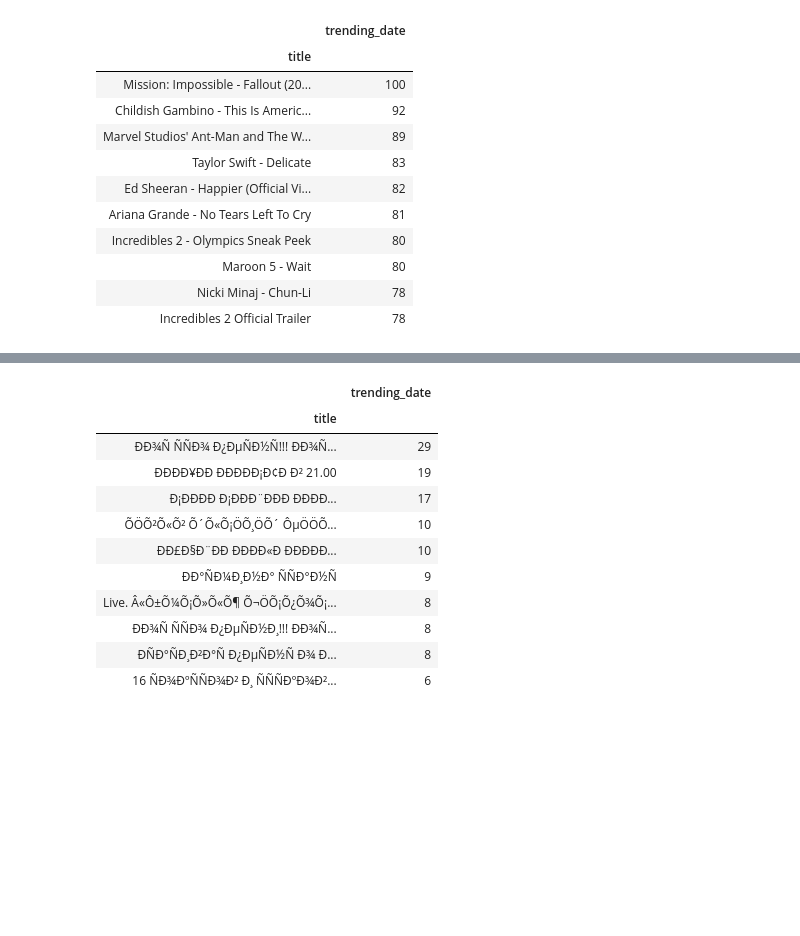
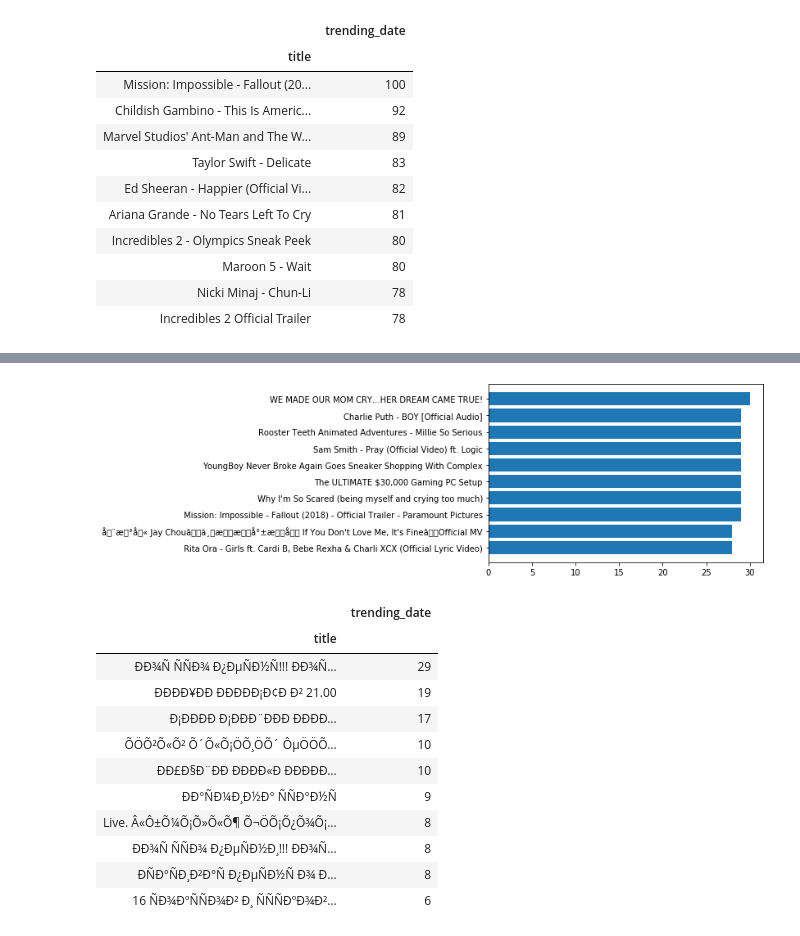
Before and after one commit to Joshmantova/Youtube-Case-Study-In-Python, a Jupyter notebook: notebooks/Untitled.ipynb, the cells around one changed output, grey strips where cells are left out. Cells and saved outputs as stored; diff of their text form; code cells hidden in the pictures; blank space fills up the shorter version.

```diff
--- a/notebooks/Untitled.ipynb
+++ b/notebooks/Untitled.ipynb
@@ -198,5 +198,6 @@ df_all.groupby('title')[['trending_date']].count().sort_values('trending_date',
 | Nicki Minaj - Chun-Li | 78 |
 | Incredibles 2 Official Trailer | 78 |
 # %%
-df_US.groupby('title')[['trending_date']].count().sort_values('trending_date', ascending=False).head(10)
+grouped = df_US.groupby('title')[['trending_date']].count().sort_values('trending_date', ascending=False).head(10).copy()
+grouped['trending_date']
 # %% [output]
@@ -214,0 +216,8 @@ df_US.groupby('title')[['trending_date']].count().sort_values('trending_date', a
+# %%
+titles = list(grouped.index)
+# titles
+views = list(grouped['trending_date'].values)
+# views
+titles = titles[::-1]
+views = views[::-1]
+titles
@@ -215,3 +235,10 @@ df_US.groupby('title')[['trending_date']].count().sort_values('trending_date', a
+# %%
+fig = plt.figure()
+ax = fig.add_subplot(111)
+ax.barh(titles, views)
+plt.savefig('top trending videos')
+# %% [output]
+[figure, added]
 # %%
 df_RU.groupby('title')[['trending_date']].count().sort_values('trending_date', ascending=False).head(10)
 # %% [output]
```
Also changed, not shown: parts of 5 cells of this notebook, 2 other files.
